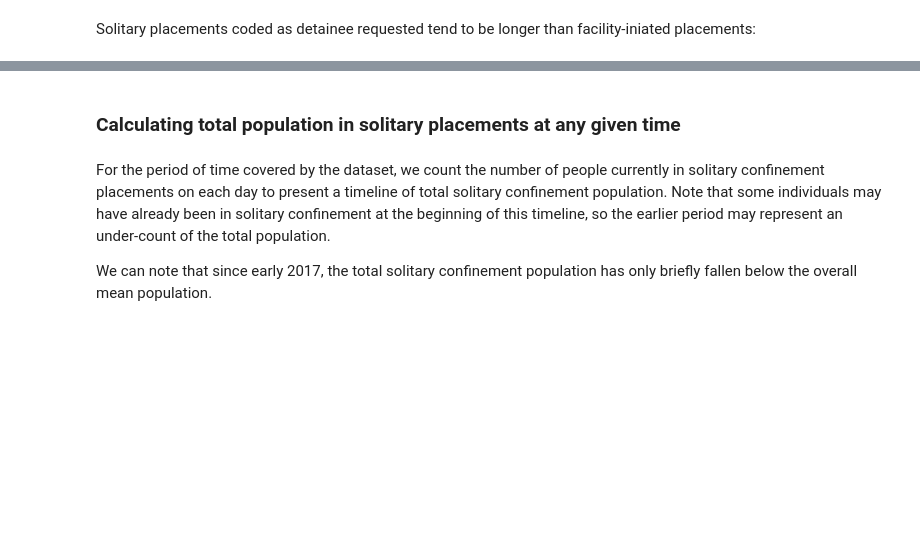
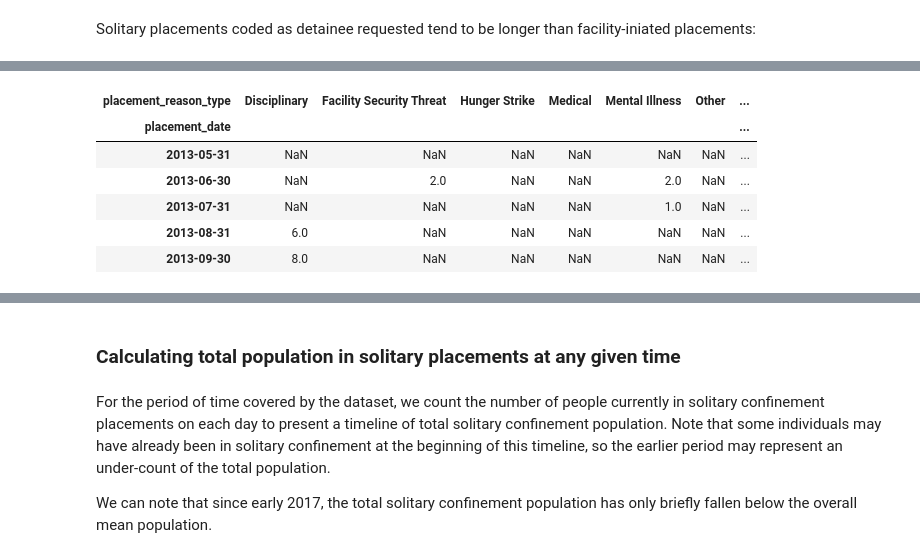
Before and after one commit to UWCHR/nwdc-seg, a Jupyter notebook: analyze/note/NWDC-analyze.ipynb, the cells around one changed output, grey strips where cells are left out. Cells and saved outputs as stored; diff of their text form; code cells hidden in the pictures; blank space fills up the shorter version.

```diff
--- a/analyze/note/NWDC-analyze.ipynb
+++ b/analyze/note/NWDC-analyze.ipynb
@@ -310,0 +543,10 @@ data = df.set_index('placement_date').groupby([pd.Grouper(freq='Q')])['placement
+# %%
+data.head()
+# %% [output]
+| placement_reason_type | Disciplinary | Facility Security Threat | Hunger Strike | Medical | Mental Illness | Other | ... |
+| placement_date |  |  |  |  |  |  | ... |
+| 2013-05-31 | NaN | NaN | NaN | NaN | NaN | NaN | ... |
+| 2013-06-30 | NaN | 2.0 | NaN | NaN | 2.0 | NaN | ... |
+| 2013-07-31 | NaN | NaN | NaN | NaN | 1.0 | NaN | ... |
+| 2013-08-31 | 6.0 | NaN | NaN | NaN | NaN | NaN | ... |
+| 2013-09-30 | 8.0 | NaN | NaN | NaN | NaN | NaN | ... |
```
Also changed, not shown: parts of 84 cells of this notebook.
